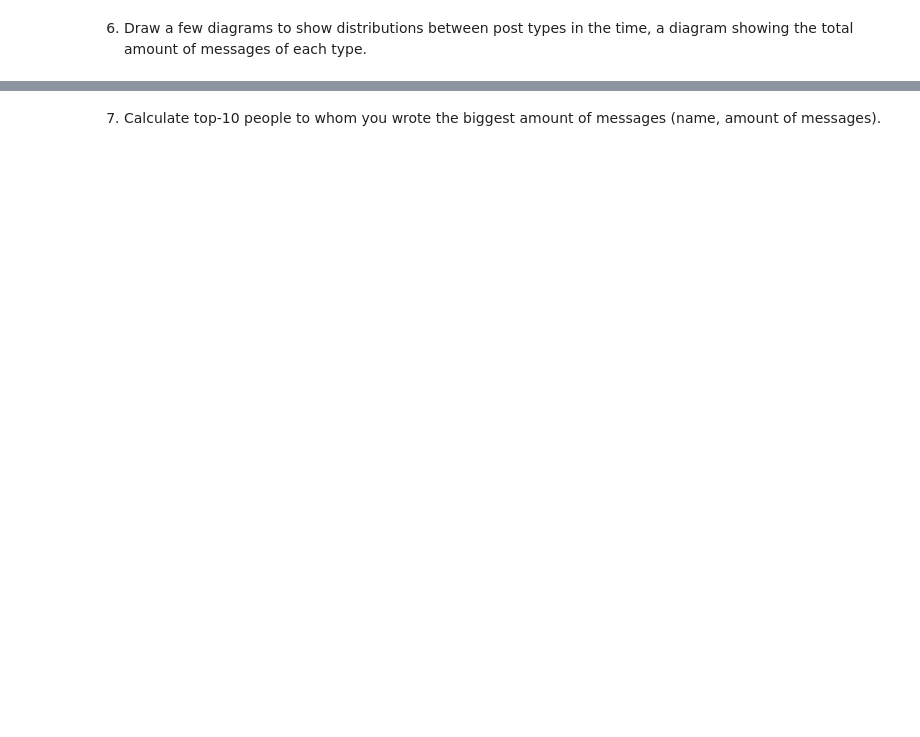
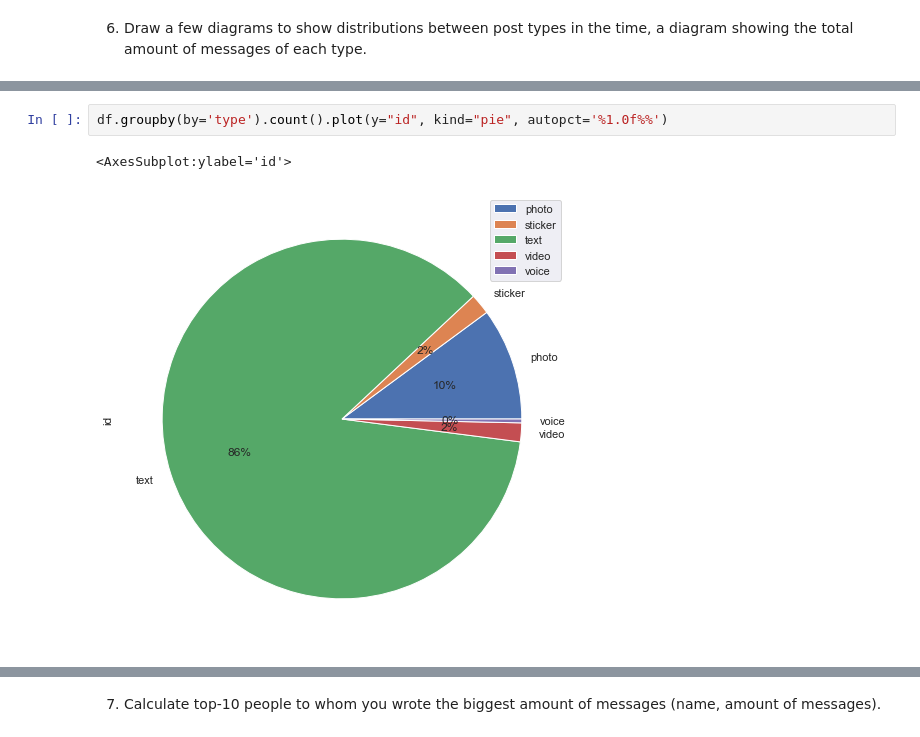
Before and after one commit to zhulkevskijv/telegram-dialogs-analysis-v2, a Jupyter notebook: 1_data_review.ipynb, the cells around one changed output, grey strips where cells are left out. Saved outputs shown, nothing was run; the diff lists cells and outputs as text; blank space fills up the shorter version.

```diff
--- a/1_data_review.ipynb
+++ b/1_data_review.ipynb
@@ -39,0 +220,5 @@ df.groupby(["type"])["duration"].sum()
+# %%
+df.groupby(by='type').count().plot(y="id", kind="pie", autopct='%1.0f%%')
+# %% [output]
+<AxesSubplot:ylabel='id'>
+[figure, added]
```
Also changed, not shown: parts of 59 cells of this notebook, 1 other file.
